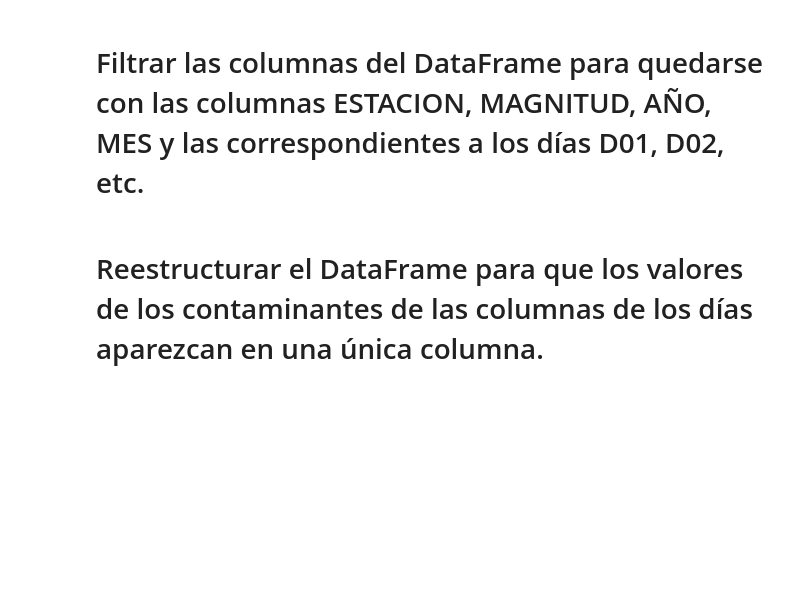
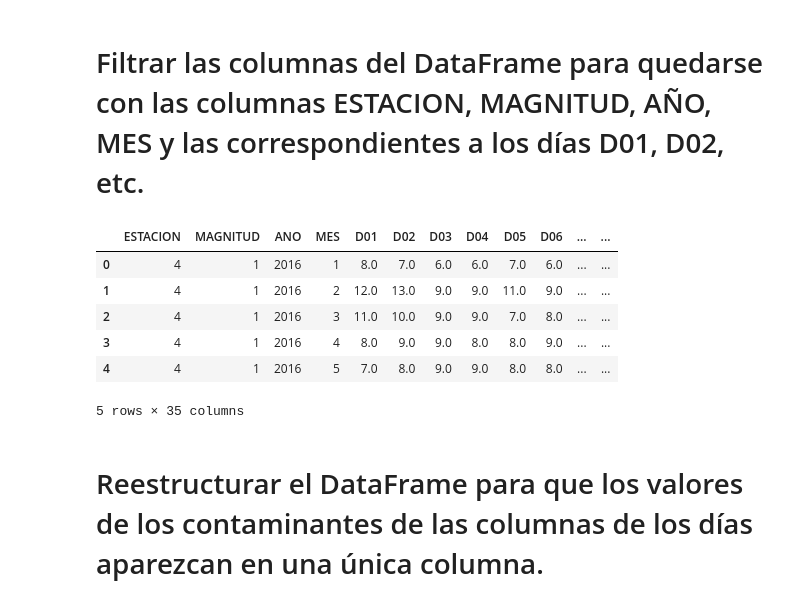
Before and after one commit to HeinzSch/Proyecto-integrador-G3, a Jupyter notebook: Proyecto_integrador_3.ipynb, the cells around one changed output. Saved outputs shown, nothing was run; the diff lists cells and outputs as text; code cells hidden in the pictures; blank space fills up the shorter version.

```diff
--- a/Proyecto_integrador_3.ipynb
+++ b/Proyecto_integrador_3.ipynb
@@ -188,7 +201,15 @@ miClase.generarDF()
 # Filtrar las columnas del DataFrame para quedarse con las columnas ESTACION, MAGNITUD, AÑO, MES y las correspondientes a los días D01, D02, etc.
 # %%
 miClase.filtrarDataFrame()
-#miClase.emisiones.head()
+miClase.emisiones.head()
+# %% [output]
+|  | ESTACION | MAGNITUD | ANO | MES | D01 | D02 | D03 | D04 | D05 | D06 | ... | ... |
+| 0 | 4 | 1 | 2016 | 1 | 8.0 | 7.0 | 6.0 | 6.0 | 7.0 | 6.0 | ... | ... |
+| 1 | 4 | 1 | 2016 | 2 | 12.0 | 13.0 | 9.0 | 9.0 | 11.0 | 9.0 | ... | ... |
+| 2 | 4 | 1 | 2016 | 3 | 11.0 | 10.0 | 9.0 | 9.0 | 7.0 | 8.0 | ... | ... |
+| 3 | 4 | 1 | 2016 | 4 | 8.0 | 9.0 | 9.0 | 8.0 | 8.0 | 9.0 | ... | ... |
+| 4 | 4 | 1 | 2016 | 5 | 7.0 | 8.0 | 9.0 | 9.0 | 8.0 | 8.0 | ... | ... |
+5 rows × 35 columns
 # %% [markdown]
 # Reestructurar el DataFrame para que los valores de los contaminantes de las columnas de los días aparezcan en una única columna.
 # %%
```
Also changed, not shown: parts of 11 cells of this notebook.
